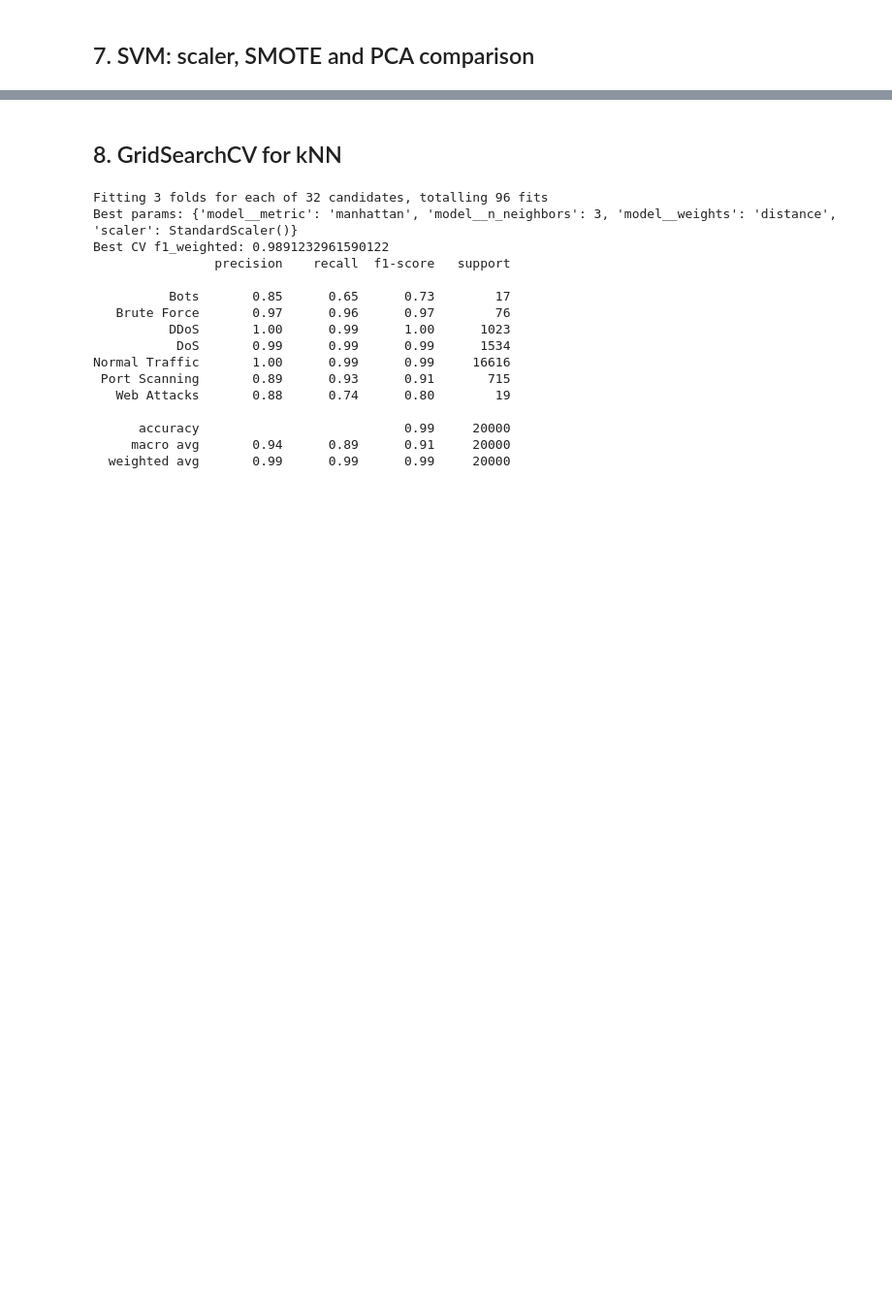
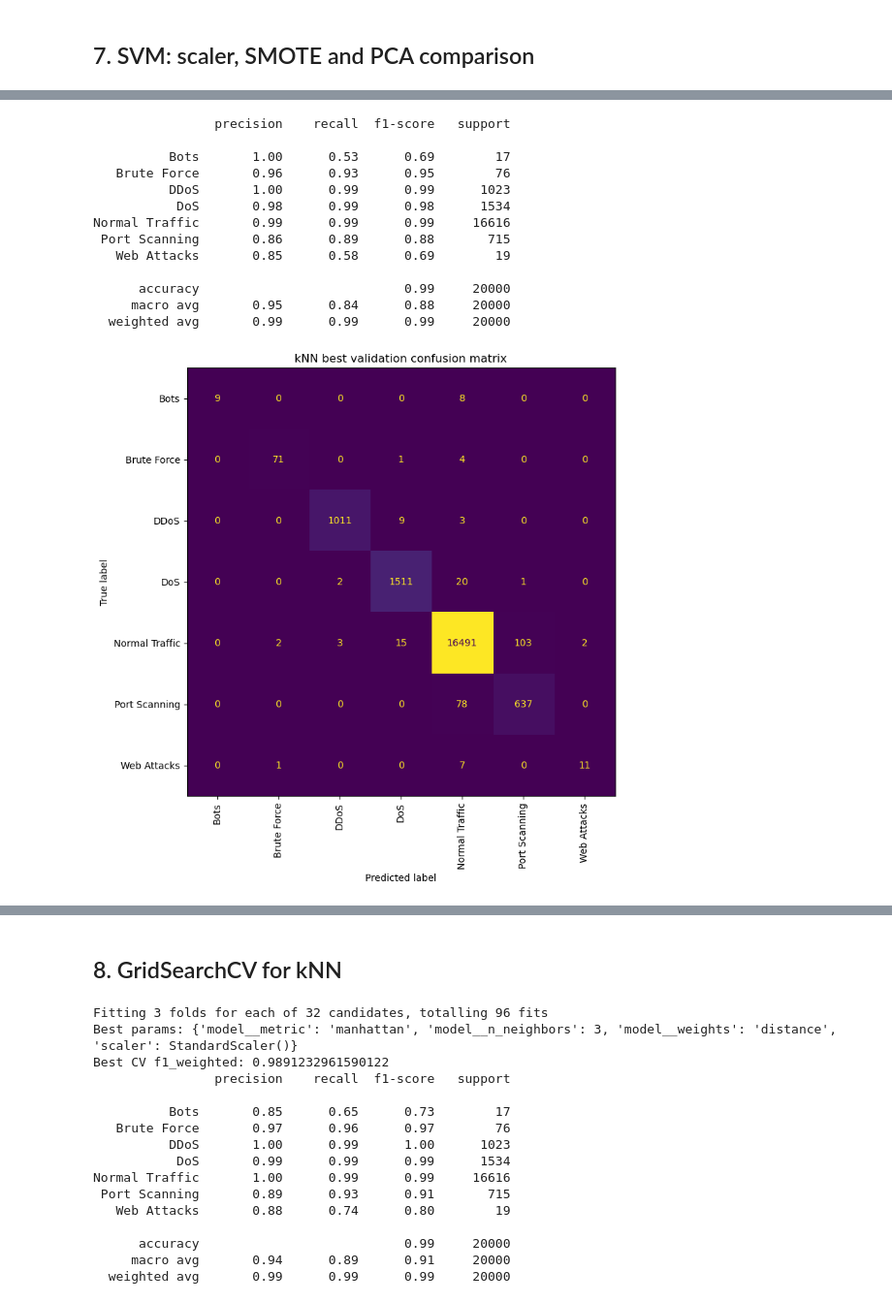
Before and after one commit to Kelz09/cicids2017-classification, a Jupyter notebook: training/kNN_SVM_John.ipynb, the cells around one changed output, grey strips where cells are left out. Shown at 97% size. Drawn from its saved outputs; the diff is of its cells as text; code cells hidden in the pictures; blank space fills up the shorter version.

```diff
--- a/training/kNN_SVM_John.ipynb
+++ b/training/kNN_SVM_John.ipynb
@@ -364,0 +365,35 @@ Normal Traffic       1.00      0.94      0.97     16616
+# %%
+# Skipping GridSearchCV for kNN due to time — using best params from baseline runs
+from sklearn.neighbors import KNeighborsClassifier
+
+knn_best = Pipeline([
+    ("scaler", StandardScaler()),
+    ("model", KNeighborsClassifier(n_neighbors=5))
+])
+knn_best.fit(X_train, y_train)
+knn_best_pred = knn_best.predict(X_val)
+print(classification_report(y_val, knn_best_pred, zero_division=0))
+plot_confusion(y_val, knn_best_pred, "kNN best validation confusion matrix")
+results.append({
+    "model": "kNN GridSearch best",
+    "accuracy": accuracy_score(y_val, knn_best_pred),
+    "f1_weighted": precision_recall_fscore_support(y_val, knn_best_pred, average="weighted", zero_division=0)[2],
+    "precision_weighted": precision_recall_fscore_support(y_val, knn_best_pred, average="weighted", zero_division=0)[0],
+    "recall_weighted": precision_recall_fscore_support(y_val, knn_best_pred, average="weighted", zero_division=0)[1],
+    "train_time_seconds": float("nan"),
+})
+# %% [output]
+                precision    recall  f1-score   support
+
+          Bots       1.00      0.53      0.69        17
+   Brute Force       0.96      0.93      0.95        76
+          DDoS       1.00      0.99      0.99      1023
+           DoS       0.98      0.99      0.98      1534
+Normal Traffic       0.99      0.99      0.99     16616
+ Port Scanning       0.86      0.89      0.88       715
+   Web Attacks       0.85      0.58      0.69        19
+
+      accuracy                           0.99     20000
+     macro avg       0.95      0.84      0.88     20000
+  weighted avg       0.99      0.99      0.99     20000
+[figure, added]
```
Also changed, not shown: parts of 7 cells of this notebook.
